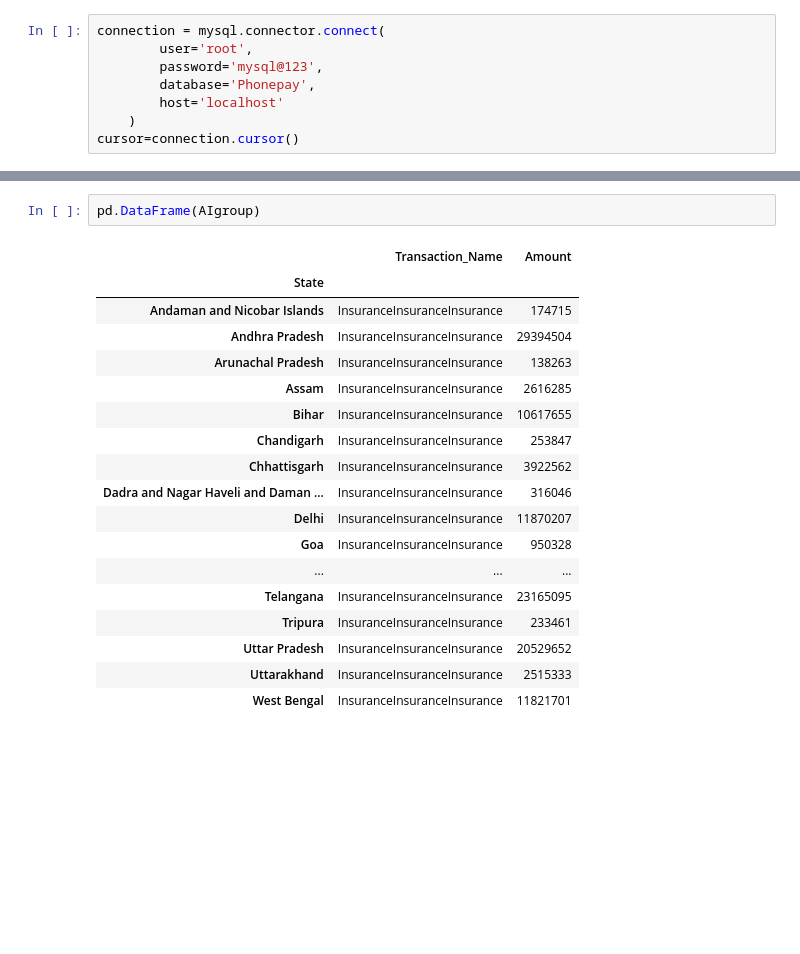
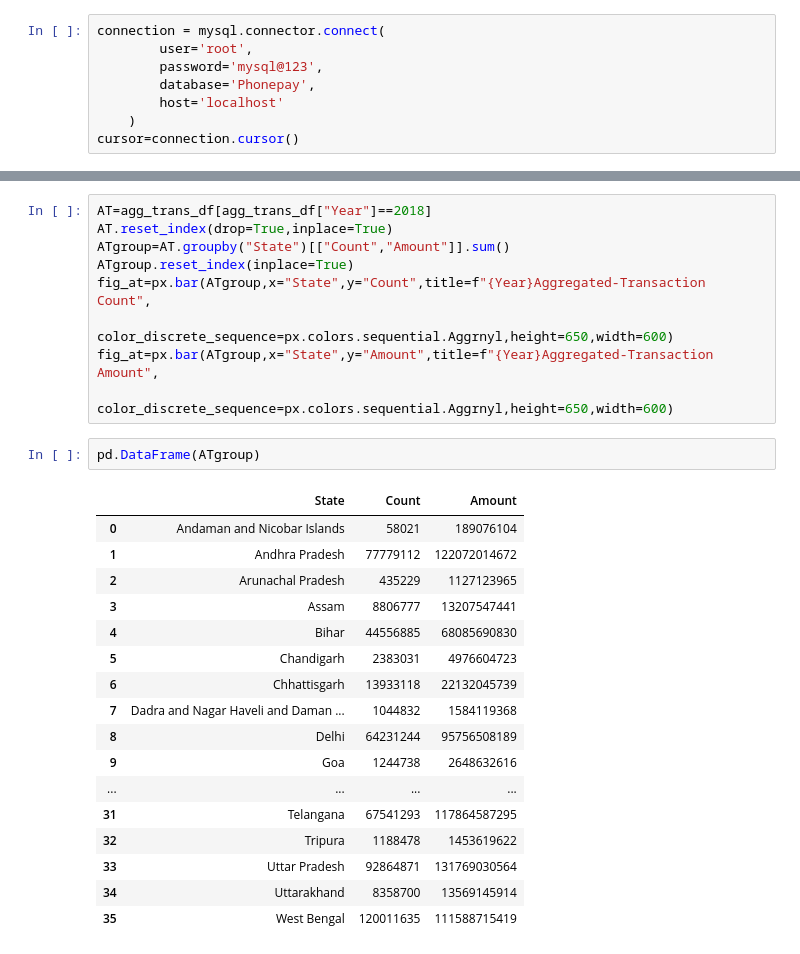
Before and after one commit to jeriyl/Capstone2, a Jupyter notebook: phonepaytest.ipynb, the cells around one changed output, grey strips where cells are left out. Drawn from its saved outputs; the diff is of its cells as text; blank space fills up the shorter version.

```diff
--- a/phonepaytest.ipynb
+++ b/phonepaytest.ipynb
@@ -682,21 +693,29 @@ AIgroup=AI.groupby("State")[["Count","Amount"]].sum()
+# %%
+AT=agg_trans_df[agg_trans_df["Year"]==2018]
+AT.reset_index(drop=True,inplace=True)
+ATgroup=AT.groupby("State")[["Count","Amount"]].sum()
+ATgroup.reset_index(inplace=True)
+fig_at=px.bar(ATgroup,x="State",y="Count",title=f"{Year}Aggregated-Transaction Count",
+              color_discrete_sequence=px.colors.sequential.Aggrnyl,height=650,width=600)
+fig_at=px.bar(ATgroup,x="State",y="Amount",title=f"{Year}Aggregated-Transaction Amount",
+              color_discrete_sequence=px.colors.sequential.Aggrnyl,height=650,width=600)
 # %%
-pd.DataFrame(AIgroup)
+pd.DataFrame(ATgroup)
 # %% [output]
-|  | Transaction_Name | Amount |
-| State |  |  |
-| Andaman and Nicobar Islands | InsuranceInsuranceInsurance | 174715 |
-| Andhra Pradesh | InsuranceInsuranceInsurance | 29394504 |
-| Arunachal Pradesh | InsuranceInsuranceInsurance | 138263 |
-| Assam | InsuranceInsuranceInsurance | 2616285 |
-| Bihar | InsuranceInsuranceInsurance | 10617655 |
-| Chandigarh | InsuranceInsuranceInsurance | 253847 |
-| Chhattisgarh | InsuranceInsuranceInsurance | 3922562 |
-| Dadra and Nagar Haveli and Daman ... | InsuranceInsuranceInsurance | 316046 |
-| Delhi | InsuranceInsuranceInsurance | 11870207 |
-| Goa | InsuranceInsuranceInsurance | 950328 |
-| ... | ... | ... |
-| Telangana | InsuranceInsuranceInsurance | 23165095 |
-| Tripura | InsuranceInsuranceInsurance | 233461 |
-| Uttar Pradesh | InsuranceInsuranceInsurance | 20529652 |
-| Uttarakhand | InsuranceInsuranceInsurance | 2515333 |
-| West Bengal | InsuranceInsuranceInsurance | 11821701 |
+|  | State | Count | Amount |
+| 0 | Andaman and Nicobar Islands | 58021 | 189076104 |
+| 1 | Andhra Pradesh | 77779112 | 122072014672 |
+| 2 | Arunachal Pradesh | 435229 | 1127123965 |
+| 3 | Assam | 8806777 | 13207547441 |
+| 4 | Bihar | 44556885 | 68085690830 |
+| 5 | Chandigarh | 2383031 | 4976604723 |
+| 6 | Chhattisgarh | 13933118 | 22132045739 |
+| 7 | Dadra and Nagar Haveli and Daman ... | 1044832 | 1584119368 |
+| 8 | Delhi | 64231244 | 95756508189 |
+| 9 | Goa | 1244738 | 2648632616 |
+| ... | ... | ... | ... |
+| 31 | Telangana | 67541293 | 117864587295 |
+| 32 | Tripura | 1188478 | 1453619622 |
+| 33 | Uttar Pradesh | 92864871 | 131769030564 |
+| 34 | Uttarakhand | 8358700 | 13569145914 |
+| 35 | West Bengal | 120011635 | 111588715419 |
```
Also changed, not shown: parts of 4 cells of this notebook, 1 other file.
